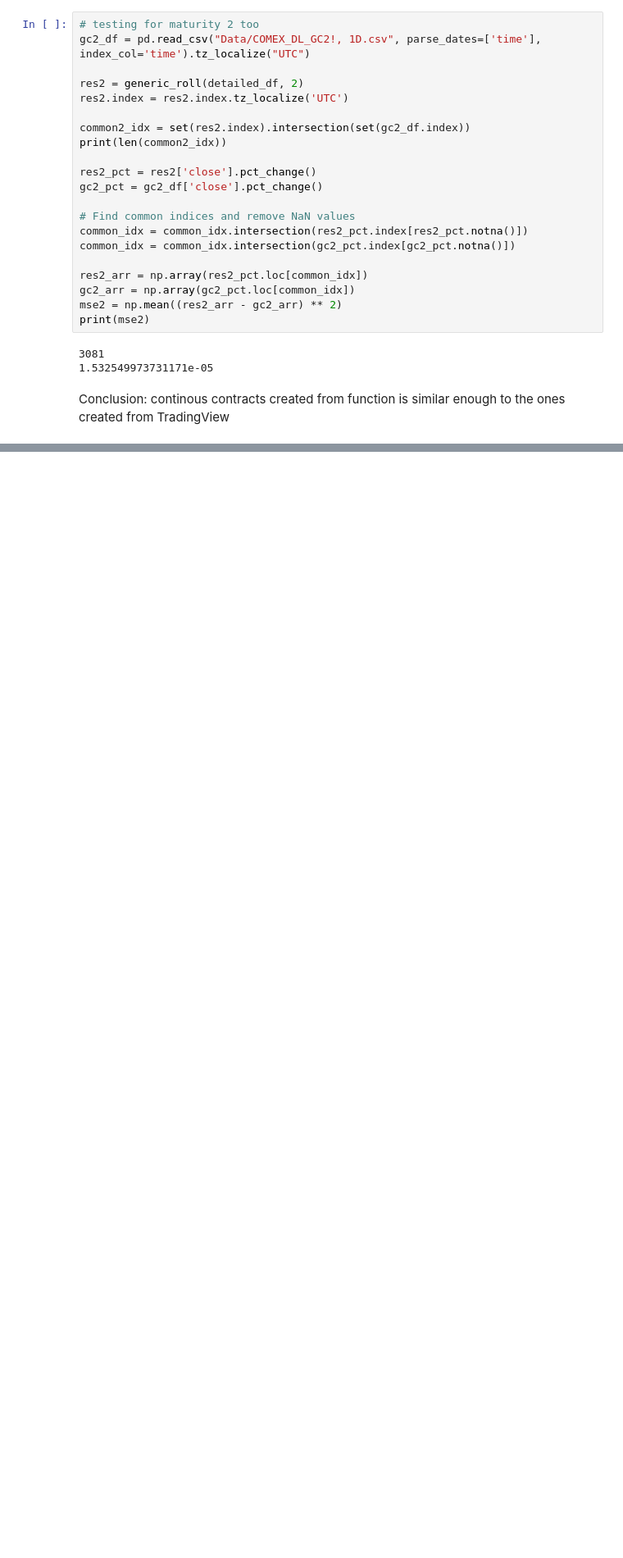
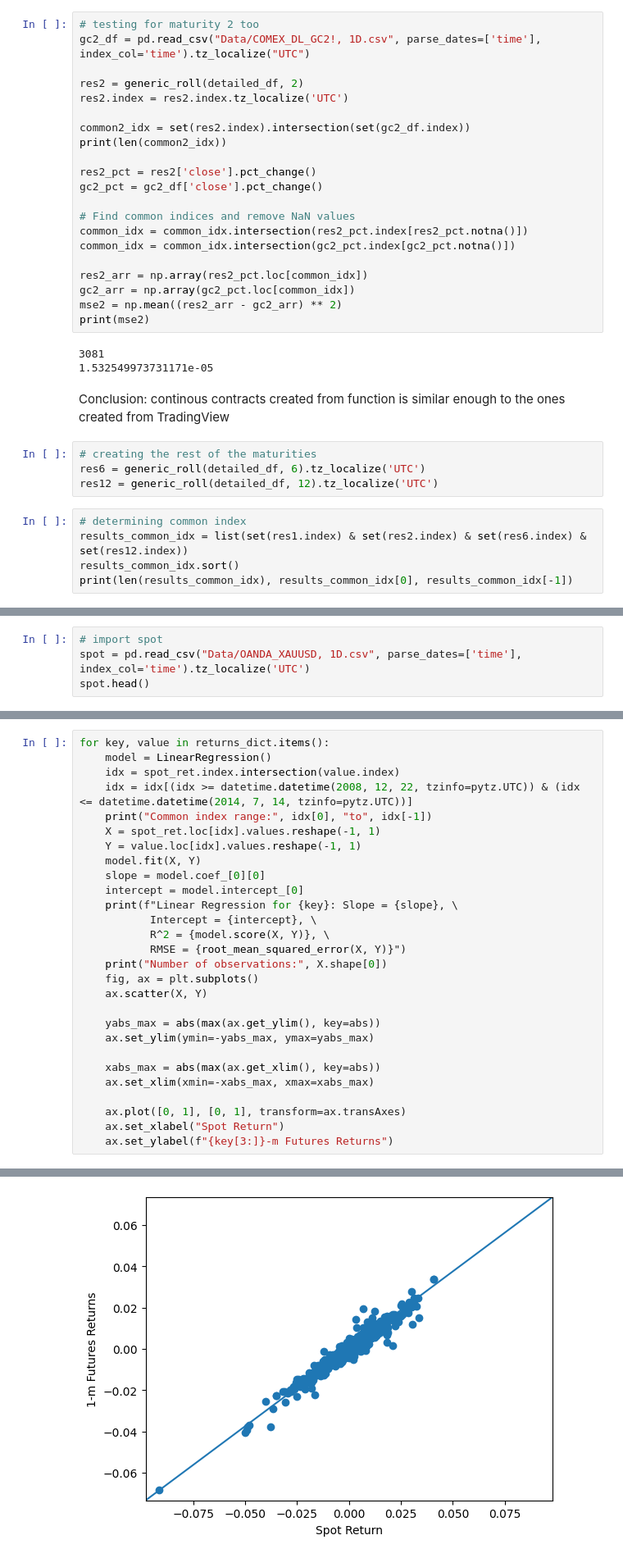
Before and after one commit to joeHollander/ETF-Research, a Jupyter notebook: main.ipynb, the cells around one changed output, grey strips where cells are left out. Shown: that part at 82% size. Cells and saved outputs as stored; diff of their text form; blank space fills up the shorter version.

```diff
--- a/main.ipynb
+++ b/main.ipynb
@@ -105,3 +108,12 @@ print(mse2)
 1.532549973731171e-05
 # %% [markdown]
 Conclusion: continous contracts created from function is similar enough to the ones created from TradingView
+# %%
+# creating the rest of the maturities
+res6 = generic_roll(detailed_df, 6).tz_localize('UTC')
+res12 = generic_roll(detailed_df, 12).tz_localize('UTC')
+# %%
+# determining common index
+results_common_idx = list(set(res1.index) & set(res2.index) & set(res6.index) & set(res12.index))
+results_common_idx.sort()
+print(len(results_common_idx), results_common_idx[0], results_common_idx[-1])
@@ -107,0 +122,4 @@ Conclusion: continous contracts created from function is similar enough to the o
+# %%
+# import spot
+spot = pd.read_csv("Data/OANDA_XAUUSD, 1D.csv", parse_dates=['time'], index_col='time').tz_localize('UTC')
+spot.head()
@@ -107,0 +169,29 @@ Conclusion: continous contracts created from function is similar enough to the o
+# %%
+for key, value in returns_dict.items():
+    model = LinearRegression()
+    idx = spot_ret.index.intersection(value.index)
+    idx = idx[(idx >= datetime.datetime(2008, 12, 22, tzinfo=pytz.UTC)) & (idx <= datetime.datetime(2014, 7, 14, tzinfo=pytz.UTC))]
+    print("Common index range:", idx[0], "to", idx[-1])
+    X = spot_ret.loc[idx].values.reshape(-1, 1)
+    Y = value.loc[idx].values.reshape(-1, 1)
+    model.fit(X, Y)
+    slope = model.coef_[0][0]
+    intercept = model.intercept_[0]
+    print(f"Linear Regression for {key}: Slope = {slope}, \
+           Intercept = {intercept}, \
+           R^2 = {model.score(X, Y)}, \
+           RMSE = {root_mean_squared_error(X, Y)}")
+    print("Number of observations:", X.shape[0])
+    fig, ax = plt.subplots()
+    ax.scatter(X, Y)
+
+    yabs_max = abs(max(ax.get_ylim(), key=abs))
+    ax.set_ylim(ymin=-yabs_max, ymax=yabs_max)
+
+    xabs_max = abs(max(ax.get_xlim(), key=abs))
+    ax.set_xlim(xmin=-xabs_max, xmax=xabs_max)
+
+    ax.plot([0, 1], [0, 1], transform=ax.transAxes)
+    ax.set_xlabel("Spot Return")
+    ax.set_ylabel(f"{key[3:]}-m Futures Returns")
+# %% [output]
@@ -107,0 +210 @@ Conclusion: continous contracts created from function is similar enough to the o
+[figure, added]
```
Also changed, not shown: parts of 9 cells of this notebook.
